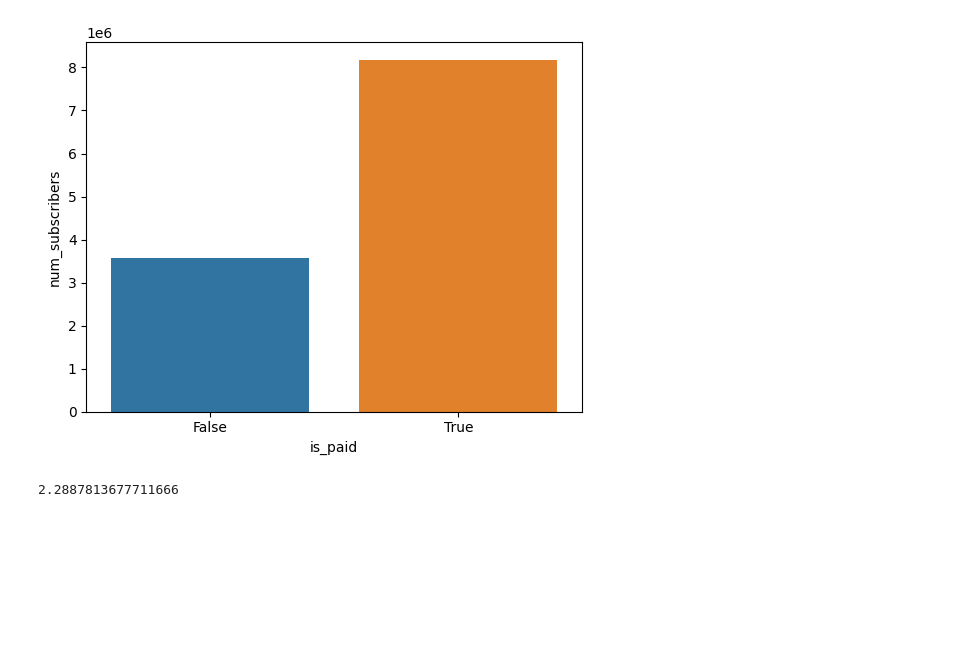
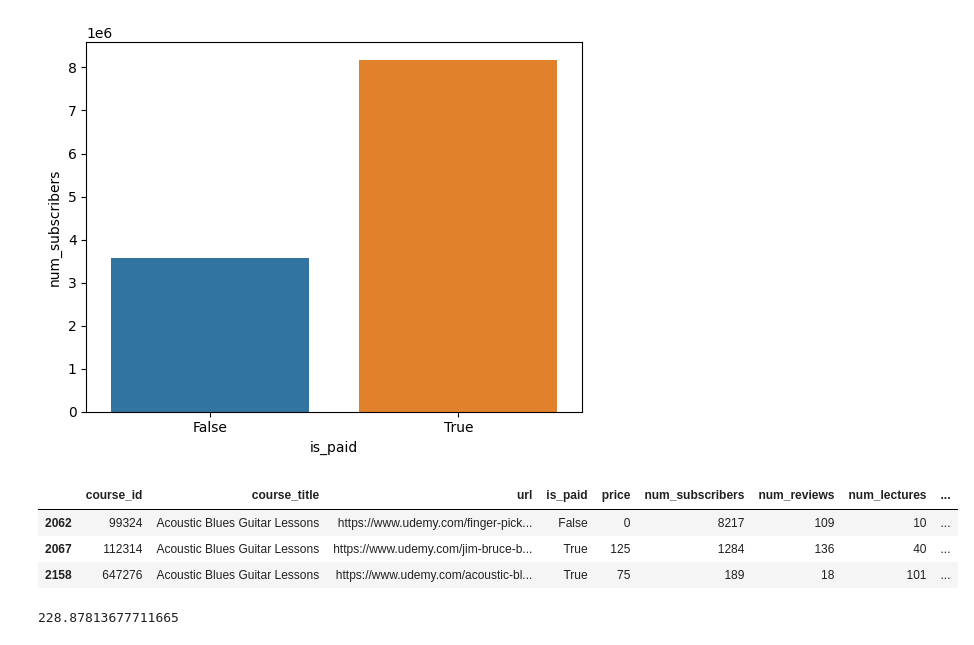
Before and after one commit to octa-acostamonti/MOOCs-Analyisis, a Jupyter notebook: EDA.ipynb, the cells around one changed output. Drawn from its saved outputs; the diff is of its cells as text; code cells hidden in the pictures; blank space fills up the shorter version.

```diff
--- a/EDA.ipynb
+++ b/EDA.ipynb
@@ -567,10 +576,17 @@ udemy_pago = udemy[udemy["price"] != 0]
 usuarios_gratis = udemy_gratis["num_subscribers"].sum()
 # %%
 usuarios_pagos=  udemy_pago["num_subscribers"].sum()
+# %%
+udemy[udemy["course_title"] == "Acoustic Blues Guitar Lessons"]
+# %% [output]
+|  | course_id | course_title | url | is_paid | price | num_subscribers | num_reviews | num_lectures | ... |
+| 2062 | 99324 | Acoustic Blues Guitar Lessons | https://www.udemy.com/finger-pick... | False | 0 | 8217 | 109 | 10 | ... |
+| 2067 | 112314 | Acoustic Blues Guitar Lessons | https://www.udemy.com/jim-bruce-b... | True | 125 | 1284 | 136 | 40 | ... |
+| 2158 | 647276 | Acoustic Blues Guitar Lessons | https://www.udemy.com/acoustic-bl... | True | 75 | 189 | 18 | 101 | ... |
 # %%
-(usuarios_pagos / usuarios_gratis)
+(usuarios_pagos / usuarios_gratis) * 100
 # %% [output]
-2.2887813677711666
+228.87813677711665
 # %%
 udemy_titulos = " ".join(udemy["course_title"])
 wordcloududemy = WordCloud(width=800, height=400, background_color='white').generate(udemy_titulos)
```
Also changed, not shown: parts of 17 cells of this notebook.
